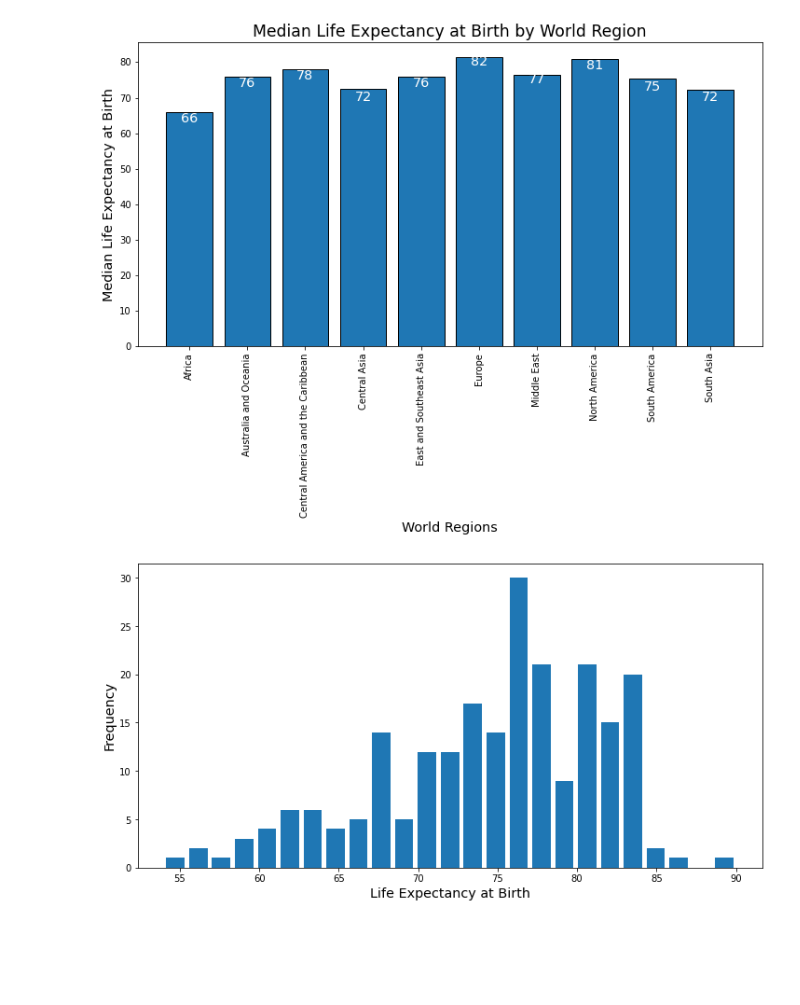
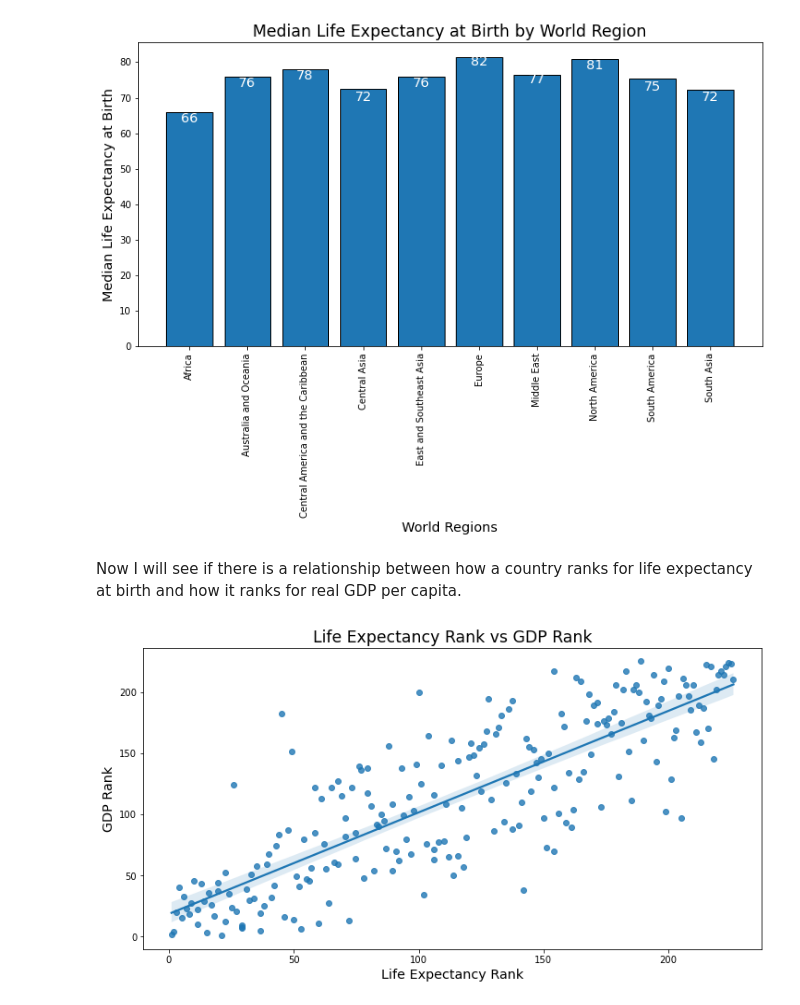
Before and after one commit to RebeccaVachon/Country_Comparisons, a Jupyter notebook: comparison.ipynb, the cells around one changed output. Saved outputs shown, nothing was run; the diff lists cells and outputs as text; code cells hidden in the pictures; blank space fills up the shorter version.

Commit message:
updated requirements.txt to include seaborn and added second graph in visualize section

```diff
--- a/comparison.ipynb
+++ b/comparison.ipynb
@@ -86,7 +87,8 @@ ranked_comparison_df['Life_Expectancy_Rank'] = ranked_comparison_df['LIFE-EXPECT
 
 # Now ranking each country from highest GDP per capita to lowest GDP per capita and creating a column for that ranking
 double_ranked_comparsion_df = ranked_comparison_df.copy()
-double_ranked_comparsion_df['GDP_Rank'] = double_ranked_comparsion_df['REAL-GDP-PER-CAPITA'].rank(ascending='False')
+double_ranked_comparsion_df['GDP_Rank'] = double_ranked_comparsion_df['REAL-GDP-PER-CAPITA'].rank(ascending=False)
 
 # sorting dataframe by life expectancy rank in descending order
 sorted_comparison_df = double_ranked_comparsion_df.sort_values(by='Life_Expectancy_Rank')
+sorted_comparison_df.head()
@@ -189,14 +198,15 @@ for i in range(len(regional_le)):
 plt.show()
 # %% [output]
 [figure]
+# %% [markdown]
+Now I will see if there is a relationship between how a country ranks for life expectancy at birth and how it ranks for real GDP per capita.
 # %%
-# Histogram of Life Expectancy ranges
+# Creating scatterplot with line of best fit with seaborn
 plt.figure(figsize=(12,6))
-plt.hist(expectancy, bins=25, rwidth=0.8)
-
-
-plt.xlabel('Life Expectancy at Birth', fontsize='x-large')
-plt.ylabel("Frequency", fontsize='x-large')
+sns.regplot(data=sorted_comparison_df, x='Life_Expectancy_Rank', y='GDP_Rank')
+plt.title("Life Expectancy Rank vs GDP Rank", fontsize='xx-large')
+plt.xlabel('Life Expectancy Rank', fontsize='x-large')
+plt.ylabel('GDP Rank', fontsize='x-large')
 plt.show()
 # %% [output]
-[figure, old version]
+[figure, new version]
```
Also changed, not shown: parts of 6 cells of this notebook, 1 other file.
